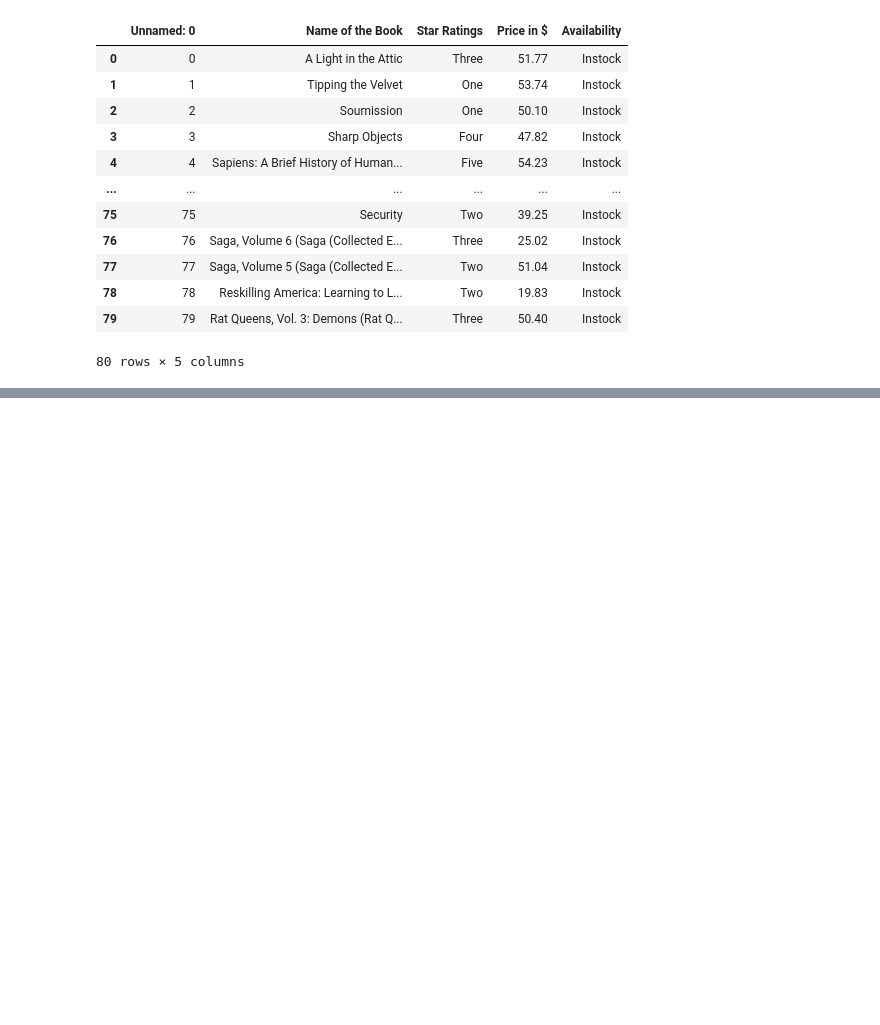
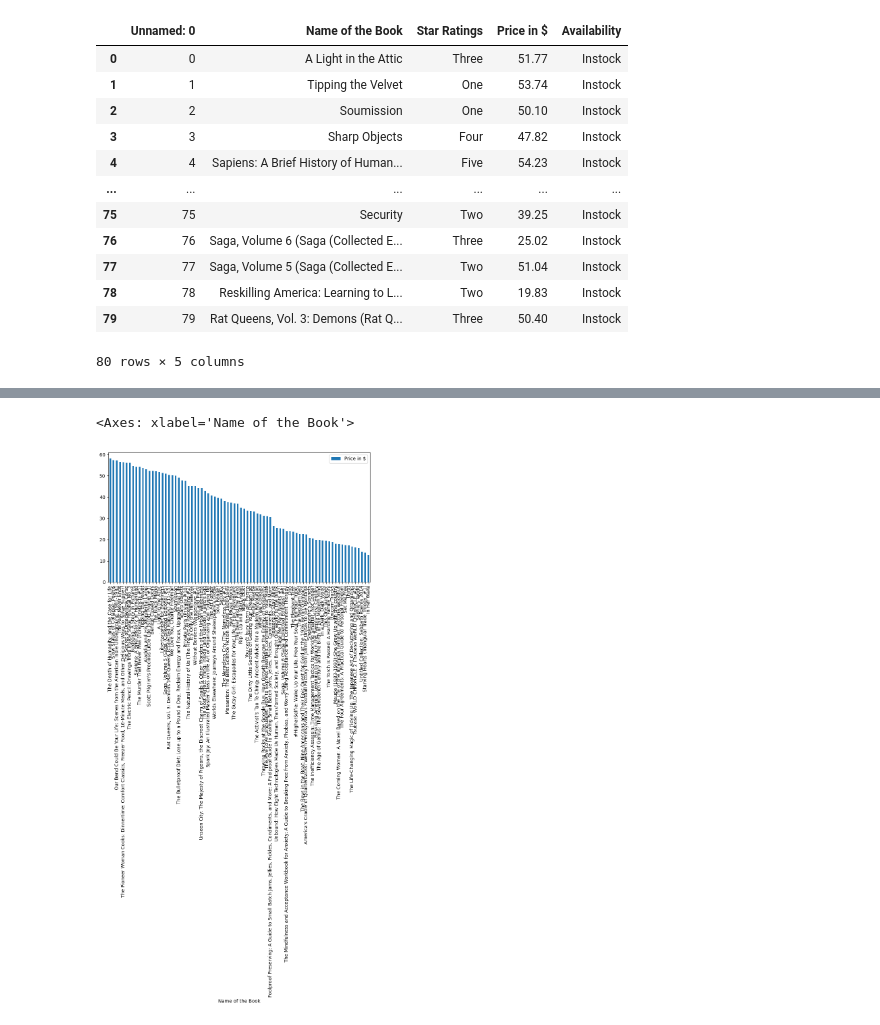
Before and after one commit to subhashreegre/Web-Scraping-, a Jupyter notebook: Web_Scraping_with_bs4.ipynb, the cells around one changed output, grey strips where cells are left out. Saved outputs shown, nothing was run; the diff lists cells and outputs as text; code cells hidden in the pictures; blank space fills up the shorter version.

```diff
--- a/Web_Scraping_with_bs4.ipynb
+++ b/Web_Scraping_with_bs4.ipynb
@@ -157,0 +176,3 @@ pd.read_csv('books.csv')
+# %%
+##df.replace(str(0), np.nan, inplace=True)
+df.replace(0, np.nan, inplace=True)
@@ -157,0 +204,2 @@ pd.read_csv('books.csv')
+# %%
+df = df.sort_values('Price in $', ascending=False)
@@ -157,0 +222,6 @@ pd.read_csv('books.csv')
+# %%
+df.plot(x='Name of the Book', y='Price in $',
+        kind='bar', figsize=(10, 5), stacked=True)
+# %% [output]
+<Axes: xlabel='Name of the Book'>
+[figure, added]
```
Also changed, not shown: parts of 17 cells of this notebook.
